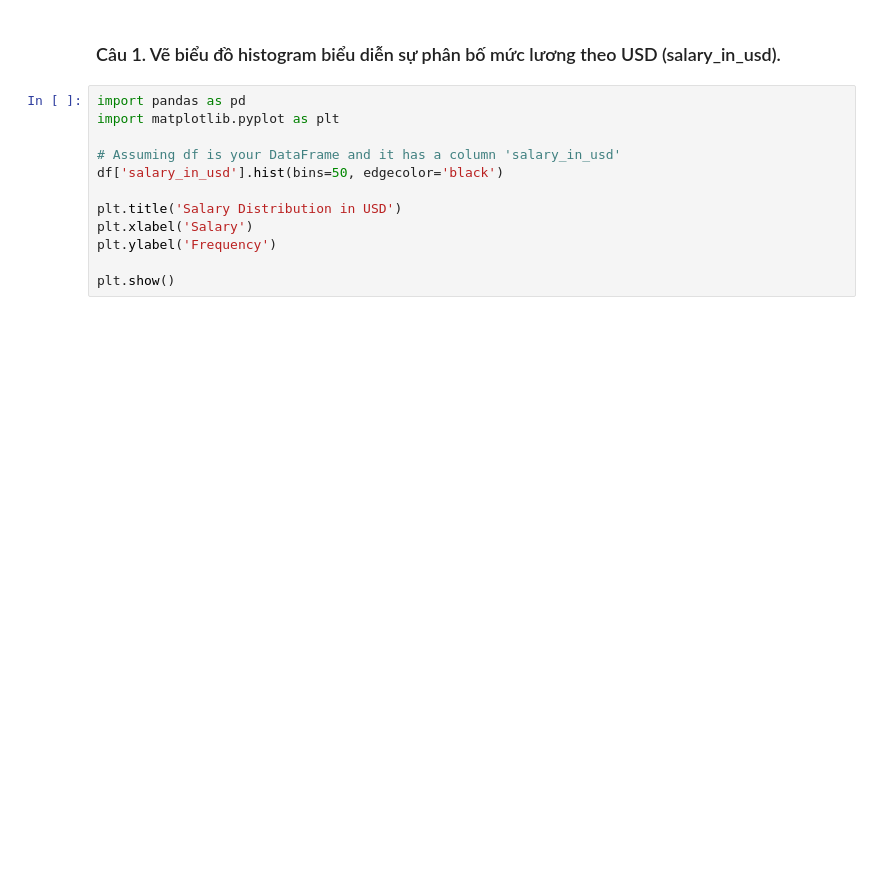
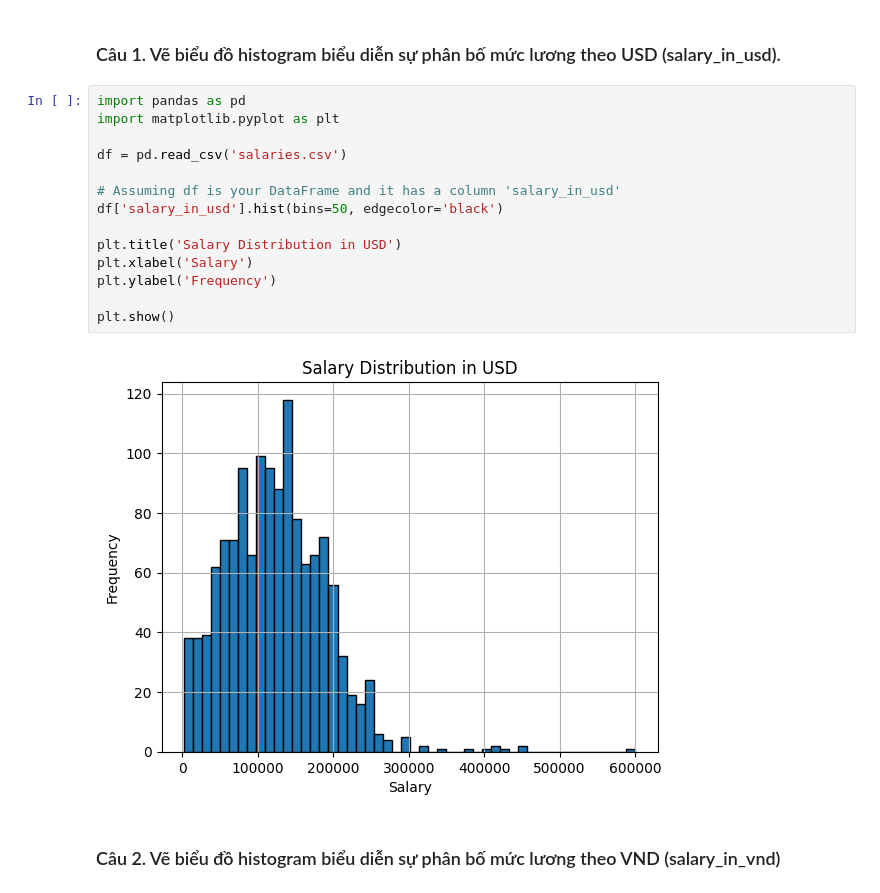
Before and after one commit to phat072/IE221_LAB, a Jupyter notebook: Tuan4/pandas_mat.ipynb, the cells around one changed output. Saved outputs shown, nothing was run; the diff lists cells and outputs as text; blank space fills up the shorter version.

```diff
--- a/Tuan4/pandas_mat.ipynb
+++ b/Tuan4/pandas_mat.ipynb
@@ -34,12 +28,18 @@ Successfully installed contourpy-1.2.1 cycler-0.12.1 fonttools-4.51.0 kiwisolver
 # %%
 import pandas as pd
 import matplotlib.pyplot as plt
+
+df = pd.read_csv('salaries.csv')
 
 # Assuming df is your DataFrame and it has a column 'salary_in_usd'
 df['salary_in_usd'].hist(bins=50, edgecolor='black')
 
 plt.title('Salary Distribution in USD')
 plt.xlabel('Salary')
 plt.ylabel('Frequency')
 
 plt.show()
+# %% [output]
+[figure, added]
+# %% [markdown]
+### Câu 2. Vẽ biểu đồ histogram biểu diễn sự phân bố mức lương theo VND (salary_in_vnd)
```
Also changed, not shown: parts of 29 cells of this notebook.
